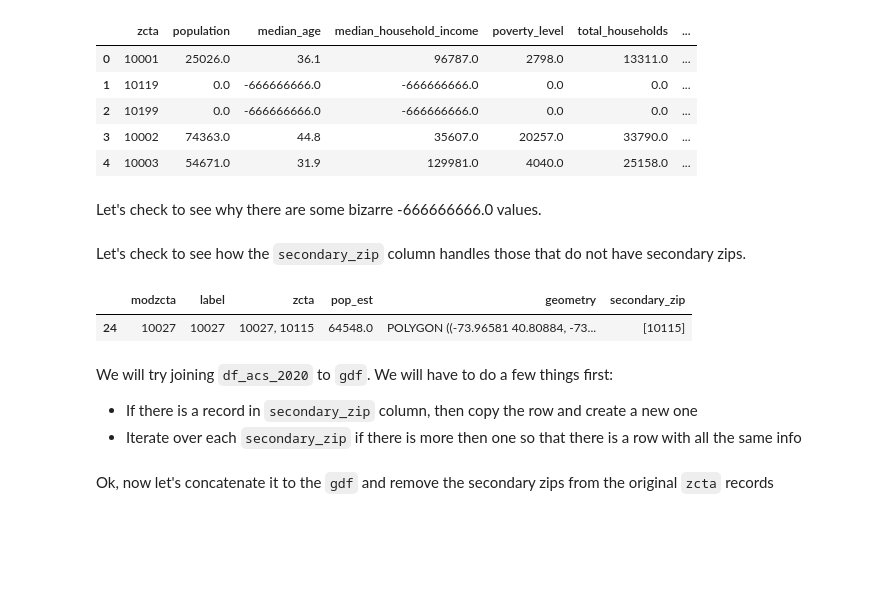
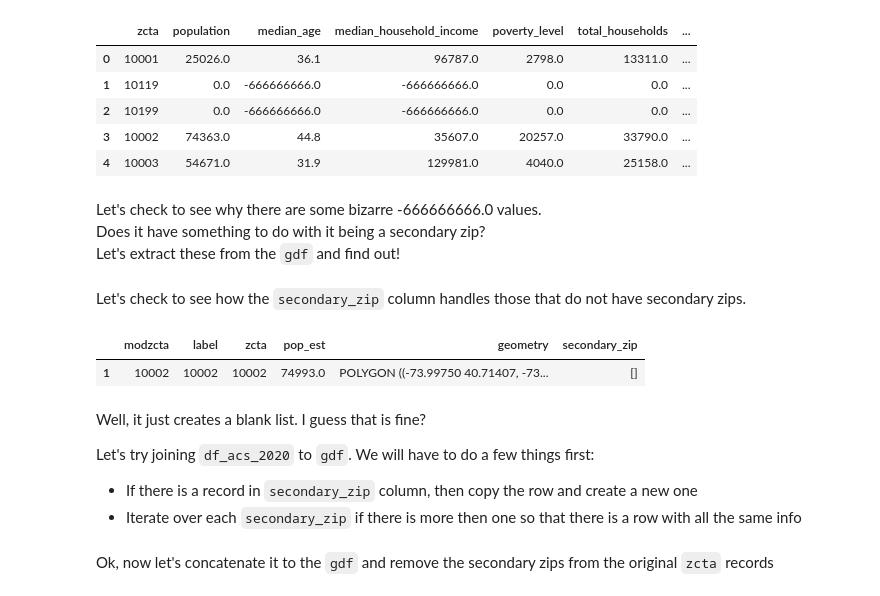
Before and after one commit to justinm0rgan/python_mapping, a Jupyter notebook: 01_data_gathering.ipynb, the cells around one changed output. Saved outputs shown, nothing was run; the diff lists cells and outputs as text; code cells hidden in the pictures; blank space fills up the shorter version.

```diff
--- a/01_data_gathering.ipynb
+++ b/01_data_gathering.ipynb
@@ -188,7 +188,9 @@ df_acs_2020.head()
 | 3 | 10002 | 74363.0 | 44.8 | 35607.0 | 20257.0 | 33790.0 | ... |
 | 4 | 10003 | 54671.0 | 31.9 | 129981.0 | 4040.0 | 25158.0 | ... |
 # %% [markdown]
-Let's check to see why there are some bizarre -666666666.0 values.
+Let's check to see why there are some bizarre -666666666.0 values.<br>
+Does it have something to do with it being a secondary zip?<br>
+Let's extract these from the `gdf` and find out!
 # %%
 # function to extract secondary zip
 def extract_secondary_zip(zip_codes):
@@ -203,12 +205,14 @@ secondary_zip_set = set(zip_code for zip_codes in gdf['secondary_zip'] for zip_c
 # %% [markdown]
 Let's check to see how the `secondary_zip` column handles those that do not have secondary zips.
 # %%
-gdf[gdf['modzcta'] == '10027']
+gdf[gdf['modzcta'] == '10002']
 # %% [output]
 |  | modzcta | label | zcta | pop_est | geometry | secondary_zip |
-| 24 | 10027 | 10027 | 10027, 10115 | 64548.0 | POLYGON ((-73.96581 40.80884, -73... | [10115] |
+| 1 | 10002 | 10002 | 10002 | 74993.0 | POLYGON ((-73.99750 40.71407, -73... | [] |
 # %% [markdown]
-We will try joining `df_acs_2020` to `gdf`. We will have to do a few things first:
+Well, it just creates a blank list. I guess that is fine?
+
+Let's try joining `df_acs_2020` to `gdf`. We will have to do a few things first:
 
 - If there is a record in `secondary_zip` column, then copy the row and create a new one
 - Iterate over each `secondary_zip` if there is more then one so that there is a row with all the same info
```
Also changed, not shown: parts of 12 cells of this notebook.
